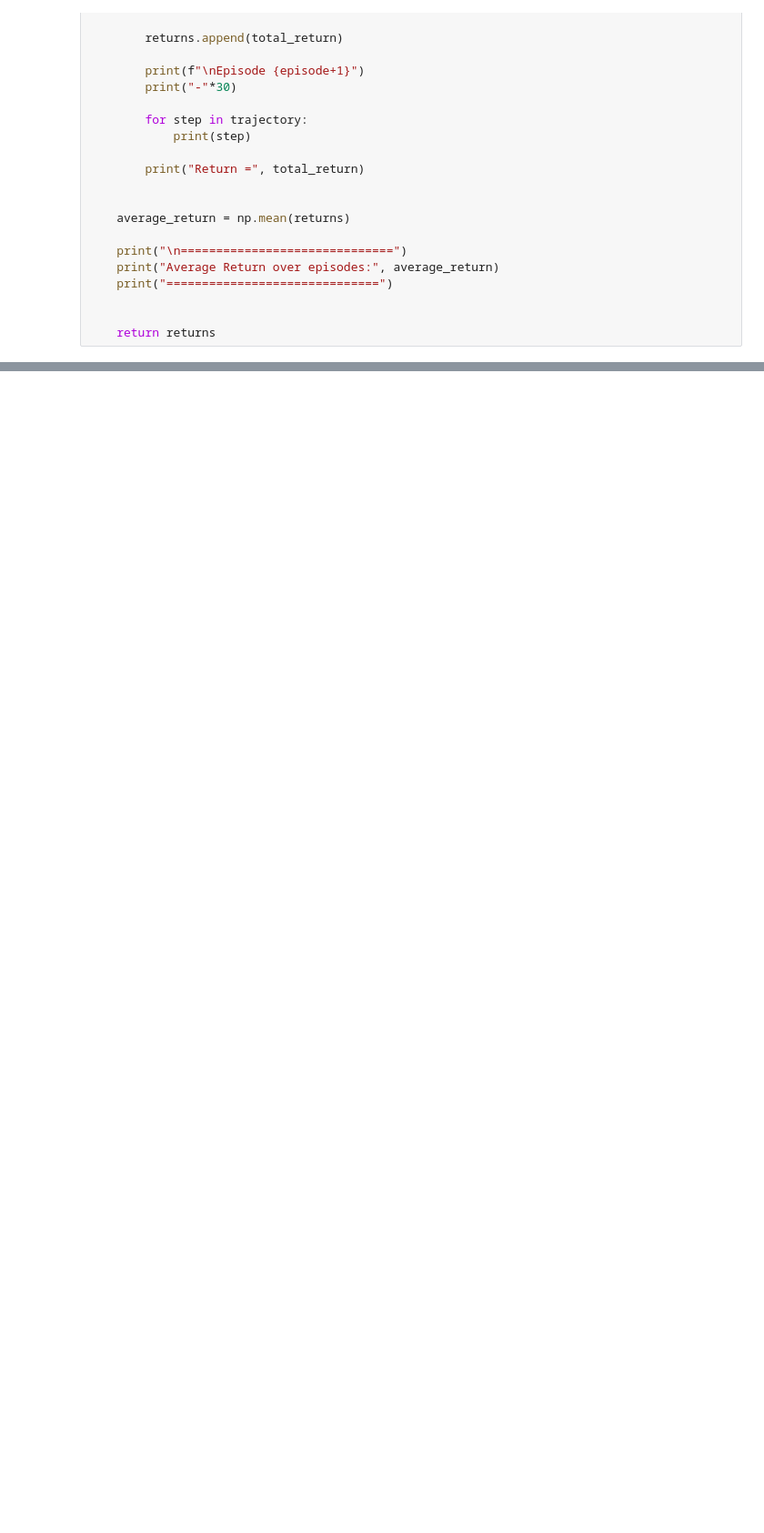
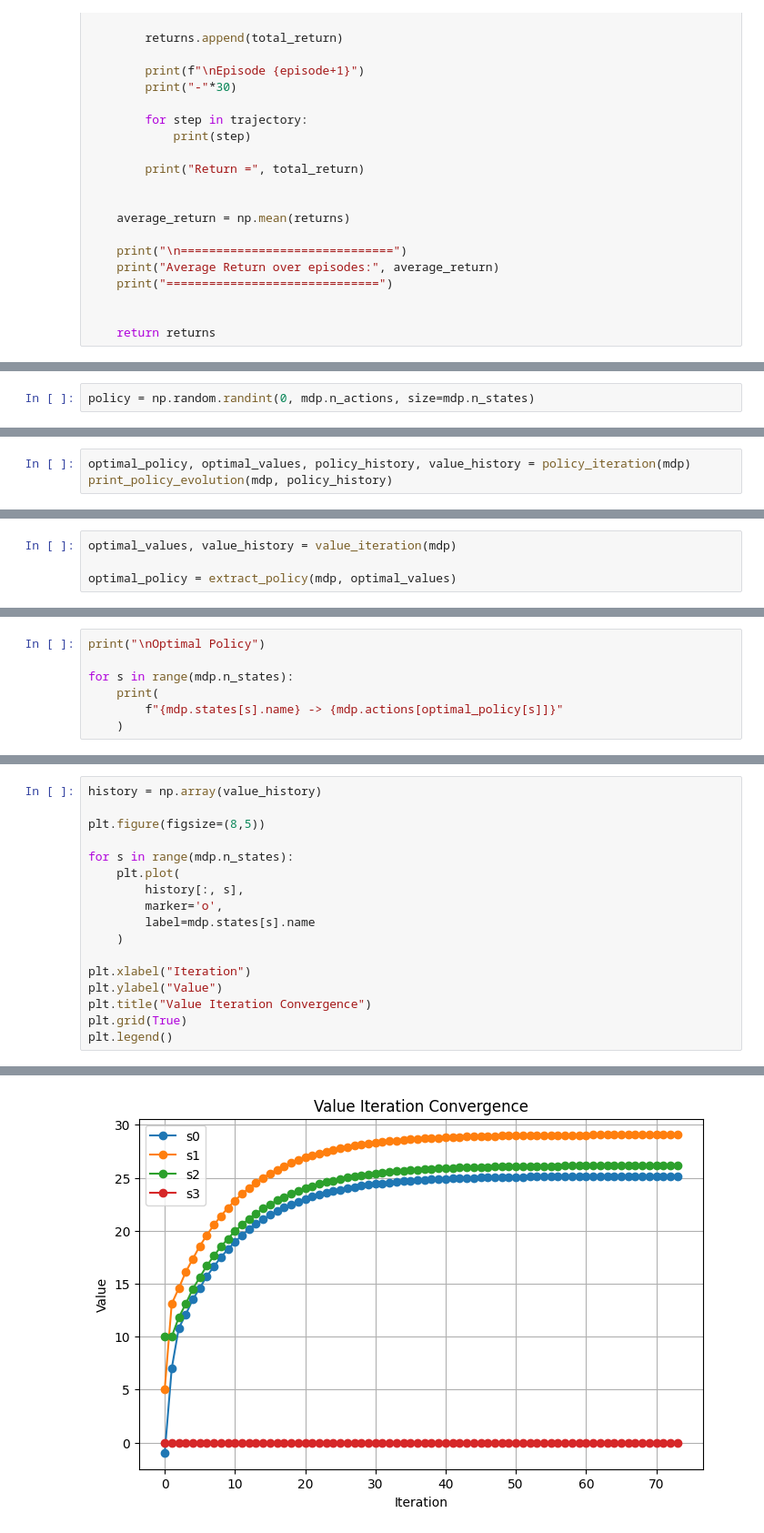
Before and after one commit to Adimaster1/RL-jx, a Jupyter notebook: MDP-assignment.ipynb, the cells around one changed output, grey strips where cells are left out. Shown at 91% size. Saved outputs shown, nothing was run; the diff lists cells and outputs as text; blank space fills up the shorter version.

```diff
--- a/MDP-assignment.ipynb
+++ b/MDP-assignment.ipynb
@@ -437,0 +601,2 @@ Average Return over episodes: 7.7
+# %%
+policy = np.random.randint(0, mdp.n_actions, size=mdp.n_states)
@@ -437,0 +748,3 @@ Average Return over episodes: 7.7
+# %%
+optimal_policy, optimal_values, policy_history, value_history = policy_iteration(mdp)
+print_policy_evolution(mdp, policy_history)
@@ -437,0 +850,4 @@ Average Return over episodes: 7.7
+# %%
+optimal_values, value_history = value_iteration(mdp)
+
+optimal_policy = extract_policy(mdp, optimal_values)
@@ -437,0 +872,7 @@ Average Return over episodes: 7.7
+# %%
+print("\nOptimal Policy")
+
+for s in range(mdp.n_states):
+    print(
+        f"{mdp.states[s].name} -> {mdp.actions[optimal_policy[s]]}"
+    )
@@ -437,0 +885,18 @@ Average Return over episodes: 7.7
+# %%
+history = np.array(value_history)
+
+plt.figure(figsize=(8,5))
+
+for s in range(mdp.n_states):
+    plt.plot(
+        history[:, s],
+        marker='o',
+        label=mdp.states[s].name
+    )
+
+plt.xlabel("Iteration")
+plt.ylabel("Value")
+plt.title("Value Iteration Convergence")
+plt.grid(True)
+plt.legend()
+# %% [output]
@@ -437,0 +904 @@ Average Return over episodes: 7.7
+[figure, added]
```
Also changed, not shown: parts of 23 cells of this notebook.
